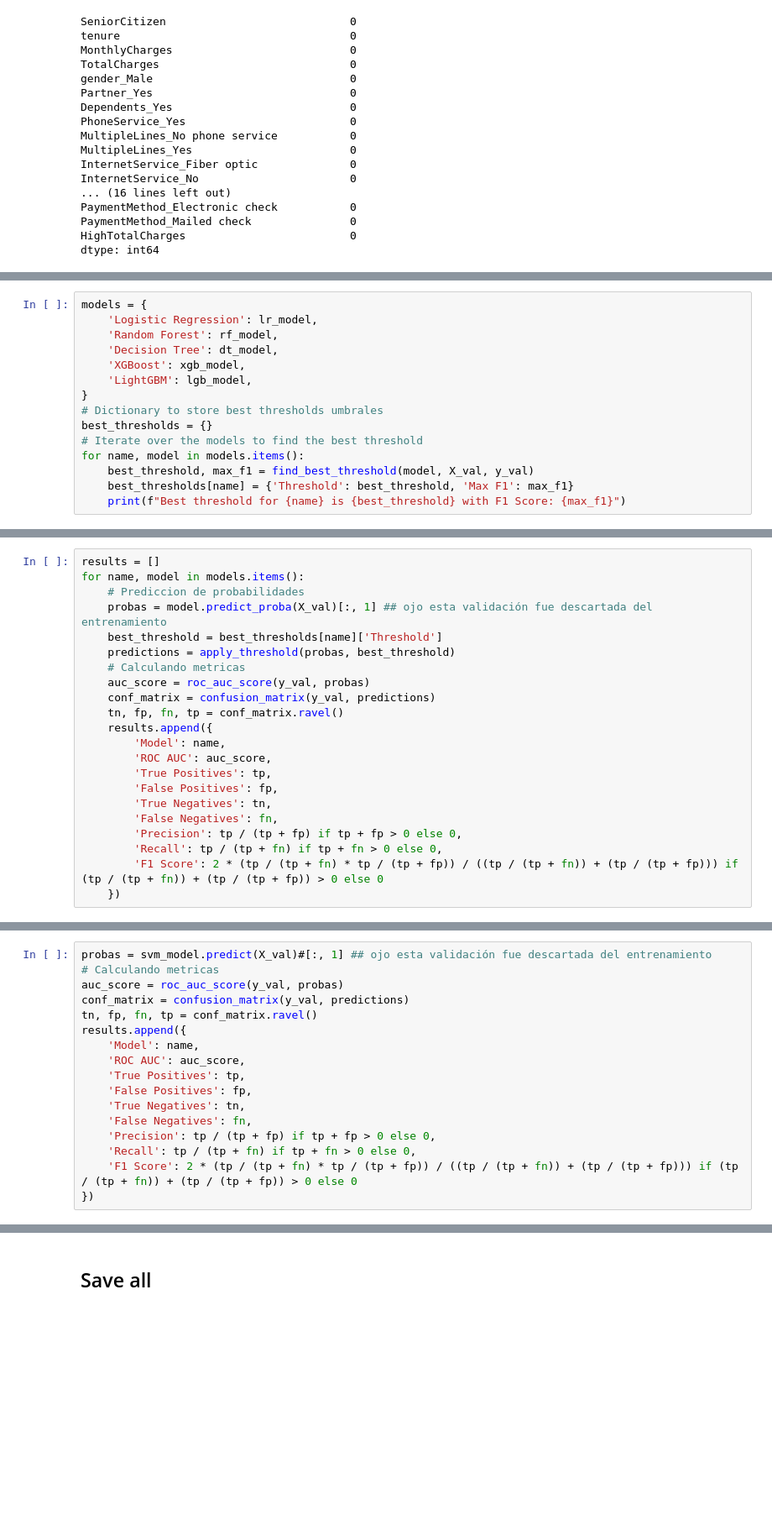
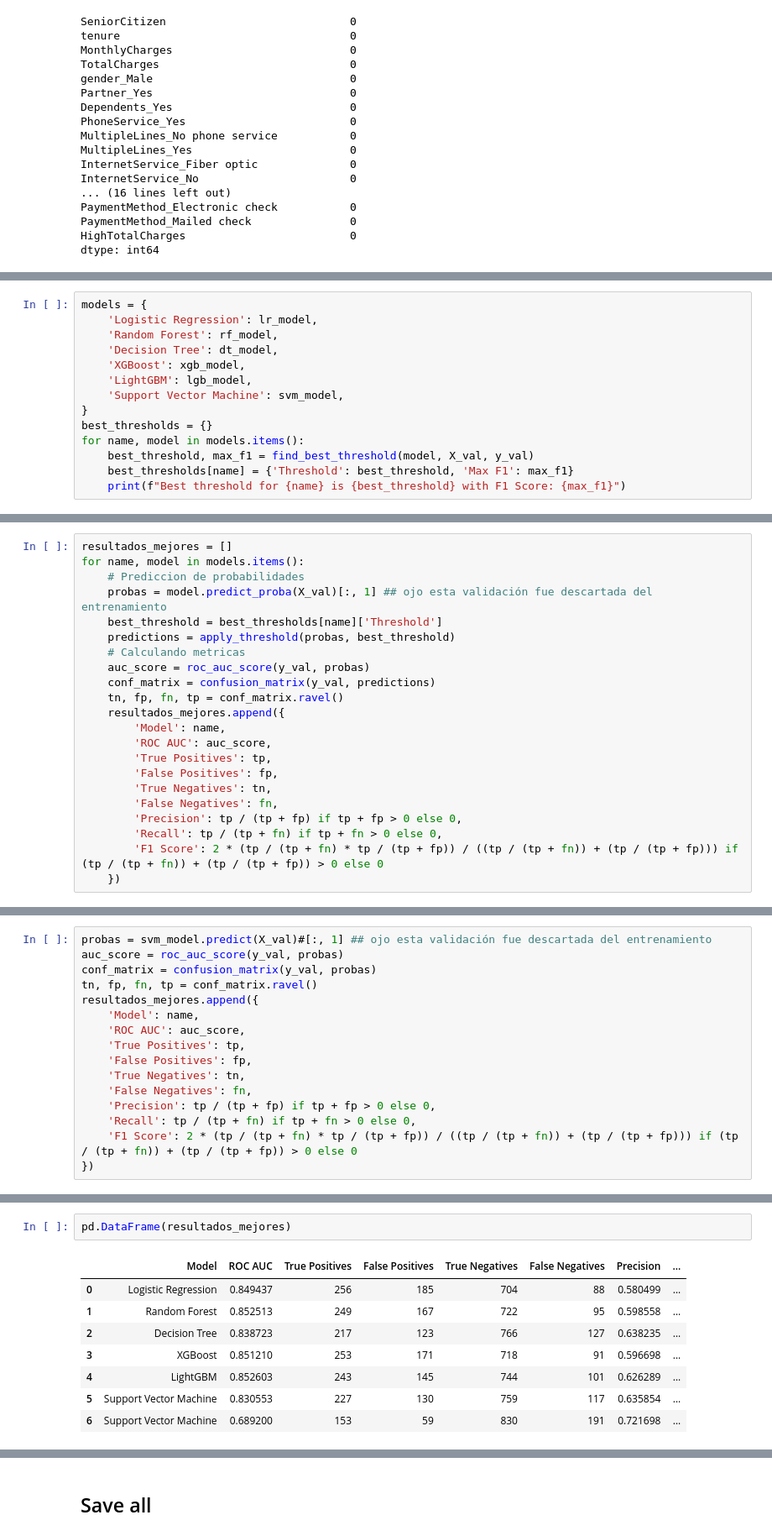
Before and after one commit to Stivencc25/esp_analitica_ciencia_de_datos, a Jupyter notebook: ML-1/class_ml_2.ipynb, the cells around one changed output, grey strips where cells are left out. Shown: that part at 84% size. Saved outputs shown, nothing was run; the diff lists cells and outputs as text; blank space fills up the shorter version.

```diff
--- a/ML-1/class_ml_2.ipynb
+++ b/ML-1/class_ml_2.ipynb
@@ -654,10 +744,9 @@ models = {
     'Decision Tree': dt_model,
     'XGBoost': xgb_model,
     'LightGBM': lgb_model,
+    'Support Vector Machine': svm_model,
 }
-# Dictionary to store best thresholds umbrales
 best_thresholds = {}
-# Iterate over the models to find the best threshold
 for name, model in models.items():
     best_threshold, max_f1 = find_best_threshold(model, X_val, y_val)
     best_thresholds[name] = {'Threshold': best_threshold, 'Max F1': max_f1}
@@ -749,5 +782,5 @@ models
 # %%
-results = []
+resultados_mejores = []
 for name, model in models.items():
     # Prediccion de probabilidades
     probas = model.predict_proba(X_val)[:, 1] ## ojo esta validación fue descartada del entrenamiento
@@ -757,7 +790,7 @@ for name, model in models.items():
     auc_score = roc_auc_score(y_val, probas)
     conf_matrix = confusion_matrix(y_val, predictions)
     tn, fp, fn, tp = conf_matrix.ravel()
-    results.append({
+    resultados_mejores.append({
         'Model': name,
         'ROC AUC': auc_score,
         'True Positives': tp,
@@ -771,10 +824,9 @@ for name, model in models.items():
 # %%
 probas = svm_model.predict(X_val)#[:, 1] ## ojo esta validación fue descartada del entrenamiento
-# Calculando metricas
 auc_score = roc_auc_score(y_val, probas)
-conf_matrix = confusion_matrix(y_val, predictions)
+conf_matrix = confusion_matrix(y_val, probas)
 tn, fp, fn, tp = conf_matrix.ravel()
-results.append({
+resultados_mejores.append({
     'Model': name,
     'ROC AUC': auc_score,
     'True Positives': tp,
@@ -799 +860,12 @@ results_df
+# %%
+pd.DataFrame(resultados_mejores)
+# %% [output]
+|  | Model | ROC AUC | True Positives | False Positives | True Negatives | False Negatives | Precision | ... |
+| 0 | Logistic Regression | 0.849437 | 256 | 185 | 704 | 88 | 0.580499 | ... |
+| 1 | Random Forest | 0.852513 | 249 | 167 | 722 | 95 | 0.598558 | ... |
+| 2 | Decision Tree | 0.838723 | 217 | 123 | 766 | 127 | 0.638235 | ... |
+| 3 | XGBoost | 0.851210 | 253 | 171 | 718 | 91 | 0.596698 | ... |
+| 4 | LightGBM | 0.852603 | 243 | 145 | 744 | 101 | 0.626289 | ... |
+| 5 | Support Vector Machine | 0.830553 | 227 | 130 | 759 | 117 | 0.635854 | ... |
+| 6 | Support Vector Machine | 0.689200 | 153 | 59 | 830 | 191 | 0.721698 | ... |
 # %% [markdown]
```
Also changed, not shown: parts of 31 cells of this notebook.
